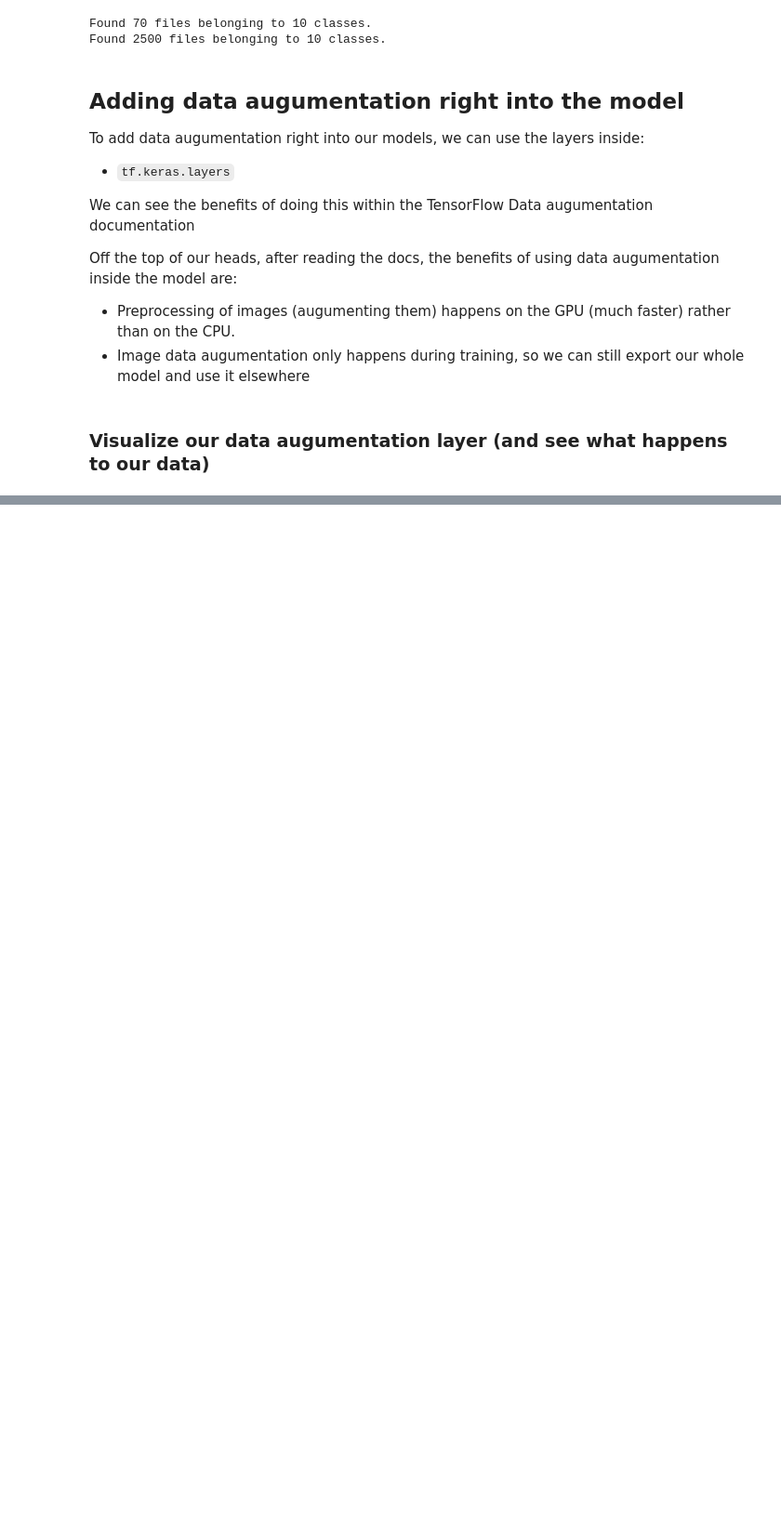
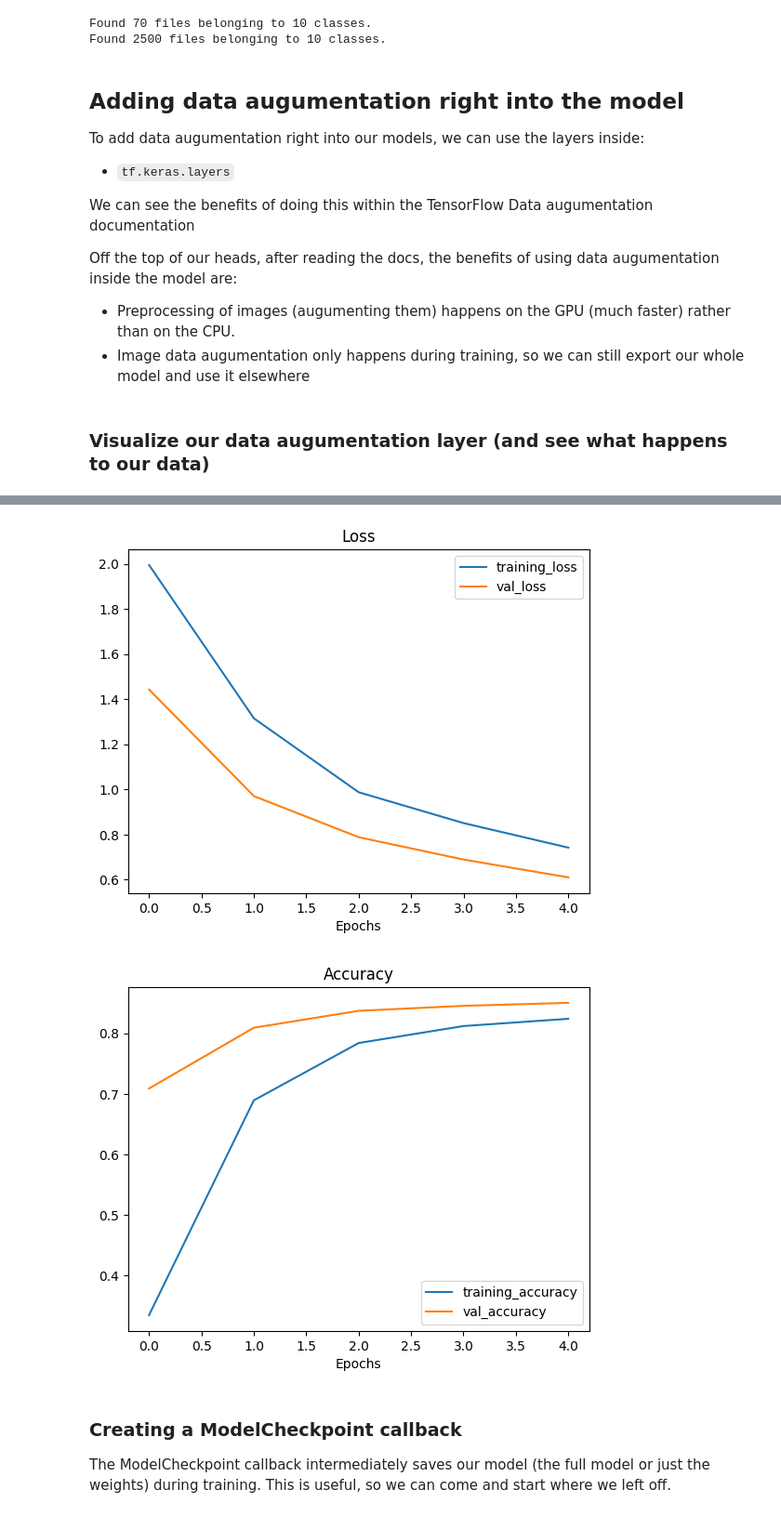
Before and after one commit to pformela/ztm-tensorflow, a Jupyter notebook: 05-transfer-learning/05_transfer_learning_in_tensorflow_part_2_fine_tuning.ipynb, the cells around one changed output, grey strips where cells are left out. Shown at 93% size. Cells and saved outputs as stored; diff of their text form; code cells hidden in the pictures; blank space fills up the shorter version.

```diff
--- a/05-transfer-learning/05_transfer_learning_in_tensorflow_part_2_fine_tuning.ipynb
+++ b/05-transfer-learning/05_transfer_learning_in_tensorflow_part_2_fine_tuning.ipynb
@@ -410,0 +496,37 @@ plt.axis(False);
+# %%
+# Setup the input shape and base model freezing the top layers
+input_shape=(224, 224, 3)
+base_model = tf.keras.applications.EfficientNetB0(include_top=False)
+base_model.trainable = False
+
+# Create input layer
+inputs = tf.keras.layers.Input(shape=input_shape, name="input_layer")
+
+# Add in data augumentation
+x = data_augumentation(inputs)
+
+# Give base model the inputs and dont train it
+x = base_model(x, training=False)
+
+# Pool output features out of the base model
+x = tf.keras.layers.GlobalAveragePooling2D(name="global_average_pooling")(x)
+
+# Put out a Dense layer as an output
+outputs = tf.keras.layers.Dense(10, activation="softmax", name="output_layer")(x)
+
+# Create the model
+model_2 = tf.keras.Model(inputs, outputs)
+
+# Compile the model
+model_2.compile(loss=tf.keras.losses.CategoricalCrossentropy(),
+                optimizer=tf.keras.optimizers.Adam(),
+                metrics=["accuracy"])
+
+# Fit the model
+history_2_10_percent = model_2.fit(train_data_10_percent,
+                                   steps_per_epoch=len(train_data_10_percent),
+                                   epochs=5,
+                                   validation_data=test_data,
+                                   validation_steps=int(0.25 * len(test_data)),
+                                   callbacks=[create_tensorboard_callback("transfer_learning",
+                                                                          "10_percent_data_aug")])
@@ -410,0 +552,10 @@ plt.axis(False);
+# %%
+# Plot loss curves
+plot_loss_curves(history_2_10_percent)
+# %% [output]
+[figure, added]
+[figure, added]
+# %% [markdown]
+### Creating a ModelCheckpoint callback
+
+The ModelCheckpoint callback intermediately saves our model (the full model or just the weights) during training. This is useful, so we can come and start where we left off.
```
Also changed, not shown: parts of 22 cells of this notebook.
